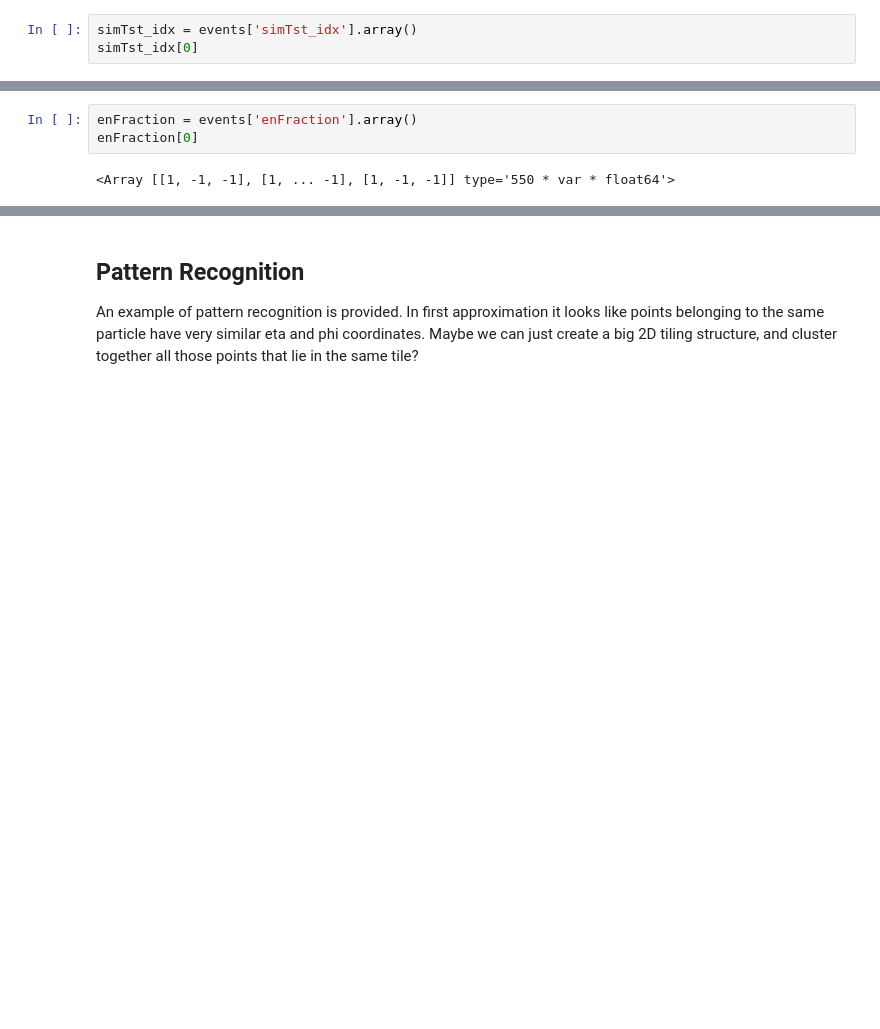
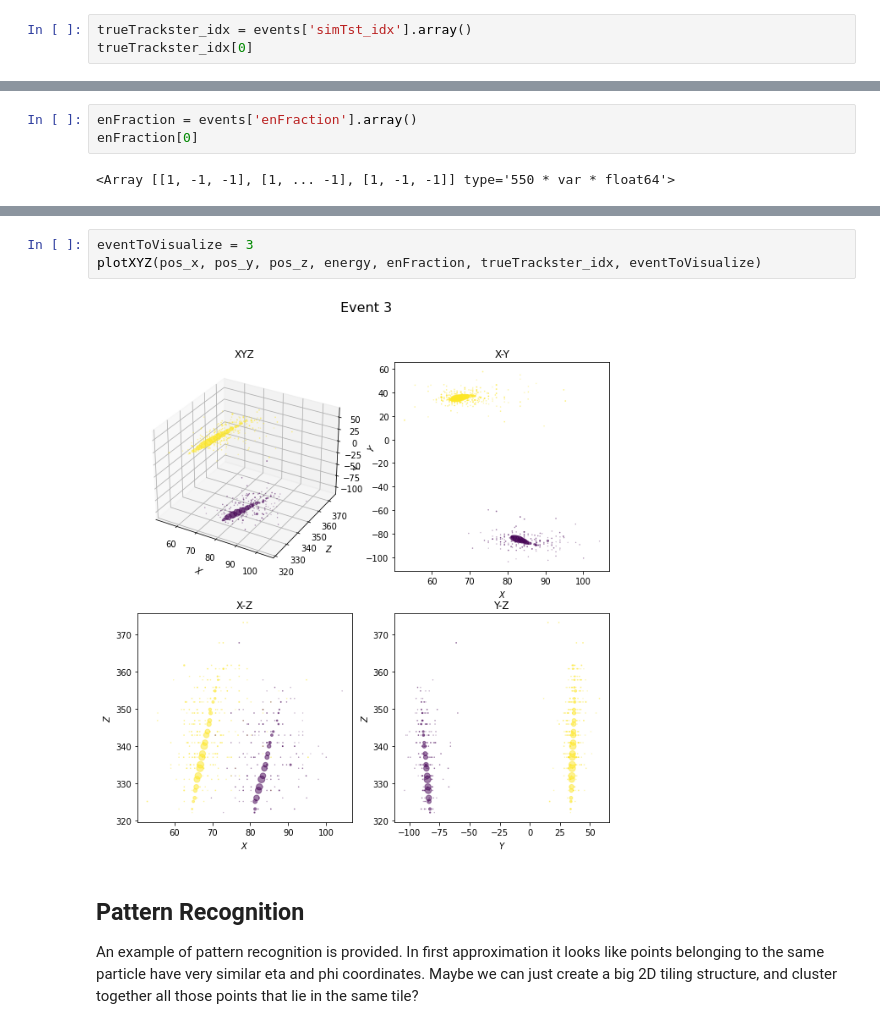
Before and after one commit to cms-patatrack/tue-hackathon-2021, a Jupyter notebook: hackathon_demo.ipynb, the cells around one changed output, grey strips where cells are left out. Drawn from its saved outputs; the diff is of its cells as text; blank space fills up the shorter version.

Commit message:
add helper function for trackster visualization, improve code readability

```diff
--- a/hackathon_demo.ipynb
+++ b/hackathon_demo.ipynb
@@ -95,7 +99,7 @@ The target is to assign each point to up to 3 particle showers - aka Tracksters
  - `enFraction`: the fraction of the point's energy that should be assigned to each of the (up to 3) showers.
 # %%
-simTst_idx = events['simTst_idx'].array()
-simTst_idx[0]
+trueTrackster_idx = events['simTst_idx'].array()
+trueTrackster_idx[0]
 # %% [output]
 <Array [[1, -1, -1], [0, ... -1], [0, -1, -1]] type='550 * var * int64'>
 # %%
@@ -106,3 +170,8 @@ enFraction[0]
+# %%
+eventToVisualize = 3
+plotXYZ(pos_x, pos_y, pos_z, energy, enFraction, trueTrackster_idx, eventToVisualize)
+# %% [output]
+[figure, added]
 # %% [markdown]
 ## Pattern Recognition
 
```
Also changed, not shown: parts of 9 cells of this notebook.
